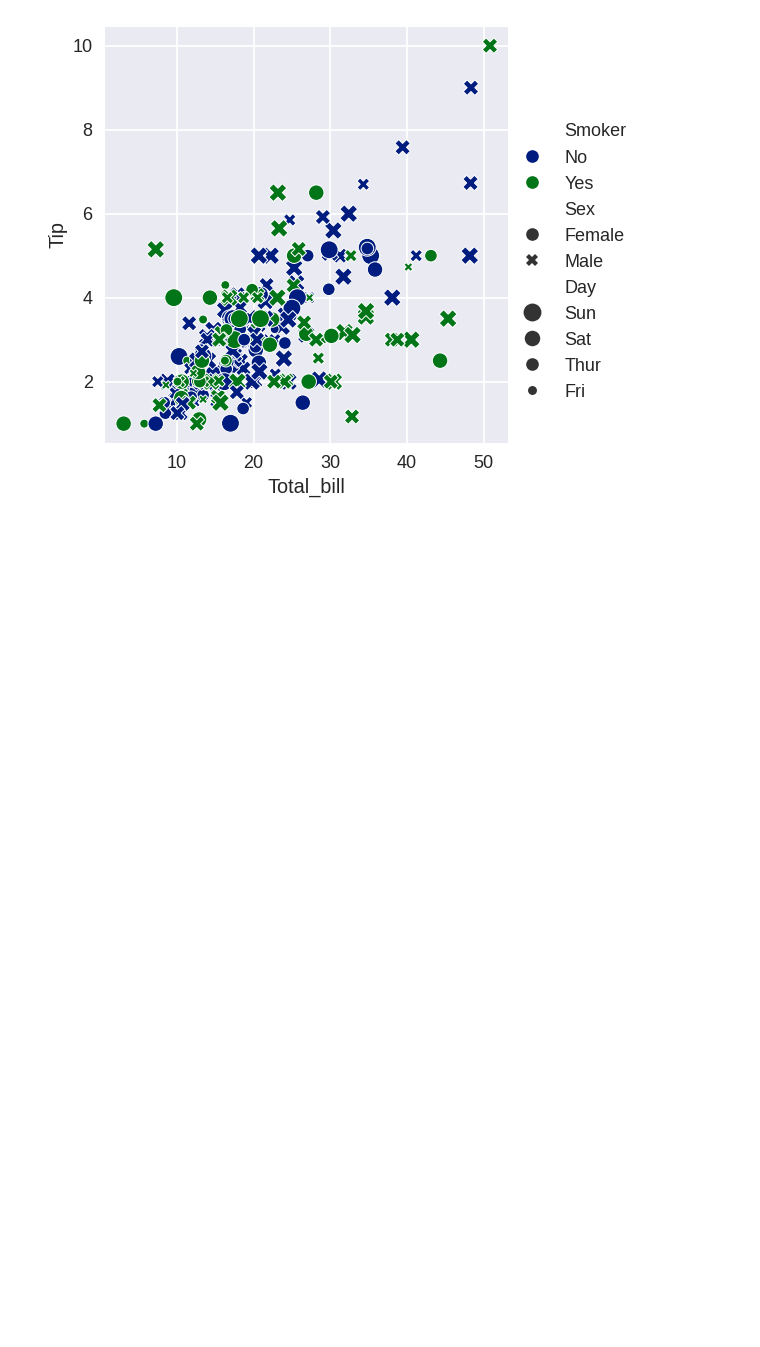
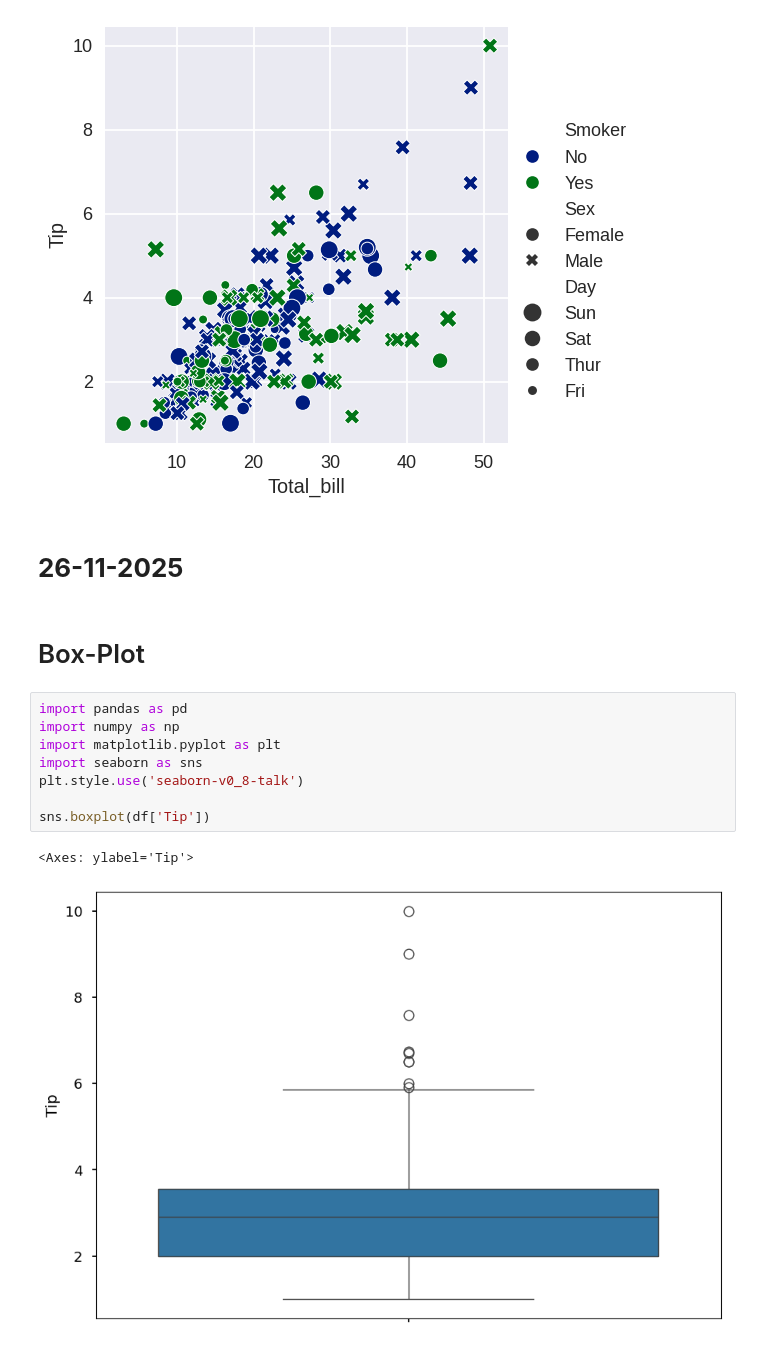
Before and after one commit to JatindraPatel/Seaborn_Learning, a Jupyter notebook: Seaborn.ipynb, the cells around one changed output. Saved outputs shown, nothing was run; the diff lists cells and outputs as text; blank space fills up the shorter version.

```diff
--- a/Seaborn.ipynb
+++ b/Seaborn.ipynb
@@ -273,3 +275,18 @@ sns.relplot(x='Total_bill',y='Tip',hue='Smoker',style='Sex',size='Day',data=df)
 plt.show()
 # %% [output]
 [figure]
+# %% [markdown]
+# **26-11-2025**
+# %% [markdown]
+# Box-Plot
+# %%
+import pandas as pd
+import numpy as np
+import matplotlib.pyplot as plt
+import seaborn as sns
+plt.style.use('seaborn-v0_8-talk')
+
+sns.boxplot(df['Tip'])
+# %% [output]
+<Axes: ylabel='Tip'>
+[figure, added]
```
Also changed, not shown: parts of 17 cells of this notebook.
